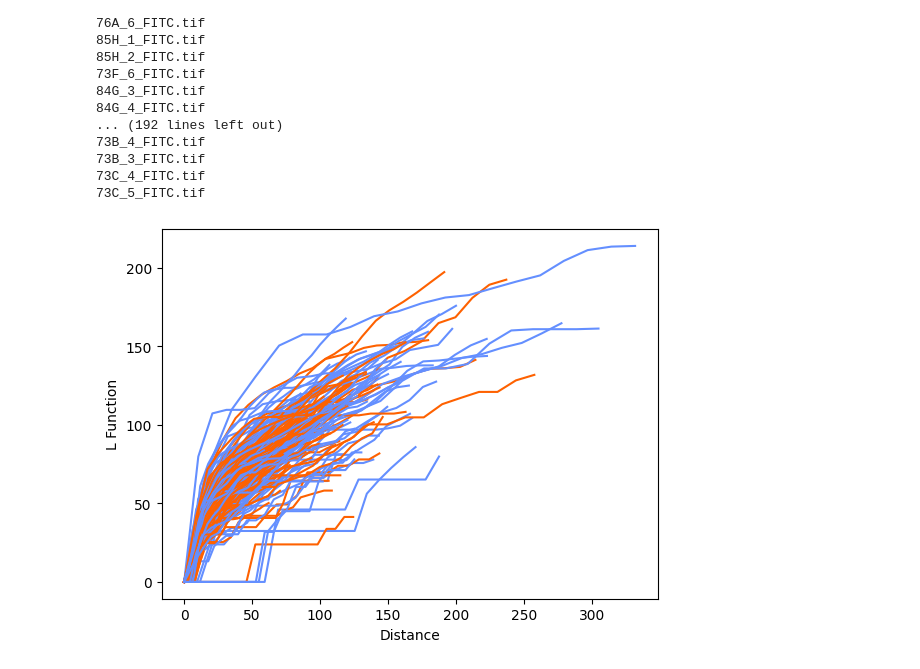
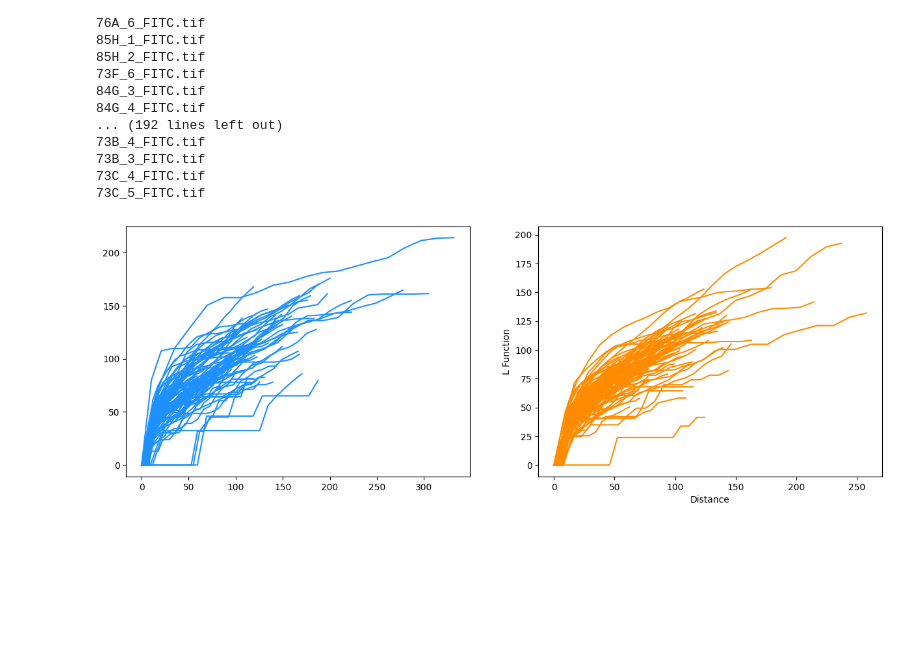
Before and after one commit to McCallLabBU/hemocyte_recruitment_image_quantification, a Jupyter notebook: code/ripleyKL_origin.ipynb, the cells around one changed output. Drawn from its saved outputs; the diff is of its cells as text; code cells hidden in the pictures; blank space fills up the shorter version.

```diff
--- a/code/ripleyKL_origin.ipynb
+++ b/code/ripleyKL_origin.ipynb
@@ -71,13 +44,14 @@ for image in hemocyte_coordinates['Image'].unique():
 73C_4_FITC.tif
 73C_5_FITC.tif
 # %%
+fig, ax = plt.subplots(1,2, figsize=(15,5))
 for image in lstat_outs.keys():
     if image_condition[image] == "Fed":
-        plt.plot(lstat_outs[image].support, lstat_outs[image].statistic, color='#648fff')
+        ax[0].plot(lstat_outs[image].support, lstat_outs[image].statistic, color='dodgerblue')
     else:
-        plt.plot(lstat_outs[image].support, lstat_outs[image].statistic, color='#fe6100')
+        ax[1].plot(lstat_outs[image].support, lstat_outs[image].statistic, color='darkorange')
 plt.xlabel('Distance')
 plt.ylabel('L Function')
 plt.show()
 # %% [output]
-[figure, old version]
+[figure, new version]
```
Also changed, not shown: parts of 5 cells of this notebook, 2 other files.
